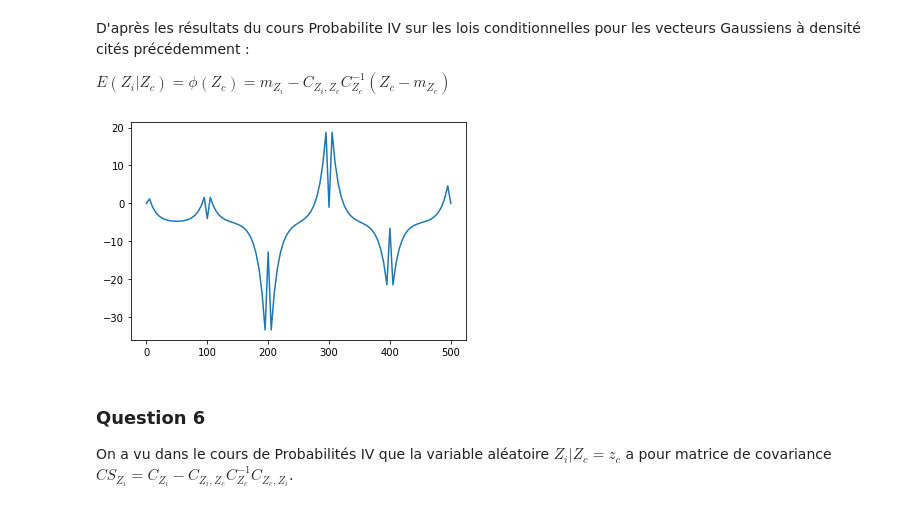
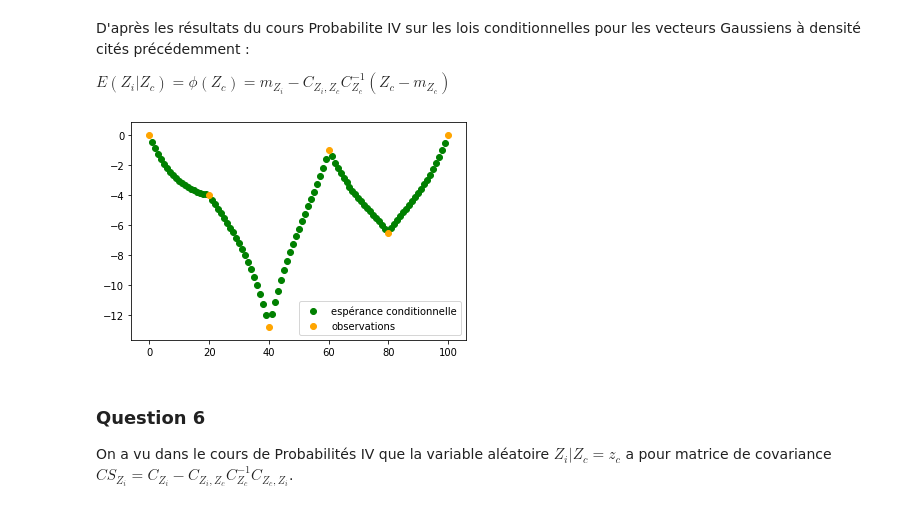
Before and after one commit to BereniceSinopoliPal/ProbabilitesV, a Jupyter notebook: Projet numérique cable sous-marin 2.ipynb, the cells around one changed output. Cells and saved outputs as stored; diff of their text form; code cells hidden in the pictures.

```diff
--- a/Projet numérique cable sous-marin 2.ipynb
+++ b/Projet numérique cable sous-marin 2.ipynb
@@ -177,36 +188,21 @@ D'après les résultats du cours Probabilite IV sur les lois conditionnelles pou
 $E\left(Z_{i} | Z_{c}\right)=\phi\left(Z_{c}\right)=m_{Z_{i}}-C_{Z_{i}, Z_{c}} C_{Z_{c}}^{-1}\left(Z_{c}-m_{Z_{c}}\right)$
 # %%
 def espérance_u_sachant_k(observation_indexes, unknown_indexes, N, Delta, a, sigma2, mu):
-    Cov_u_k = cov_unknown_and_known(observation_indexes, unknown_indexes, N, Delta, sigma2, mu)
+    Cov_u_k = cov_unknown_and_known(observation_indexes, unknown_indexes, N, Delta, a, sigma2)
     C_k_inv = np.linalg.inv(cov_known(observation_indexes, N, Delta, a, sigma2))
     u = len(unknown_indexes)
     k = len(observation_indexes)
     m_u = np.array([mu]*u)
     m_k = np.array([mu]*k)
-    return np.array(m_u - np.dot(Cov_u_k, np.dot(C_k_inv, (depth-m_k))))
+    return np.array(m_u + np.dot(Cov_u_k, np.dot(C_k_inv, (depth-m_k))))
-# %%
-E = espérance_u_sachant_k(observation_indexes, unknown_indexes, N, Delta, a, sigma2, mu)
-
-E_liste = [i for i in E]
-
-X = [i*Delta for i in range(N)]
-
-def intercale(depth, observation_indexes, E_liste):
-    L = []
-    marker = 0
-    for j in range(N):
-        if j in observation_indexes :
-            L.append(depth[observation_indexes.index(j)])
-            marker += 1
-        else :
-            L.append(E_liste[j-marker])
-    return L
-
-
-plt.plot(X, intercale(depth, observation_indexes, E_liste))
-plt.show()
-# %% [output]
-[figure, removed]
+# %%
+E = espérance_u_sachant_k(observation_indexes, unknown_indexes, N, Delta, a, sigma2, mu)
+plt.scatter(unknown_indexes,E,label="espérance conditionnelle",color="green")
+plt.scatter(observation_indexes,depth,label="observations",color="orange")
+plt.legend()
+plt.show()
+# %% [output]
+[figure, added]
 # %% [markdown]
 ### Question 6
 
```
Also changed, not shown: parts of 15 cells of this notebook.
